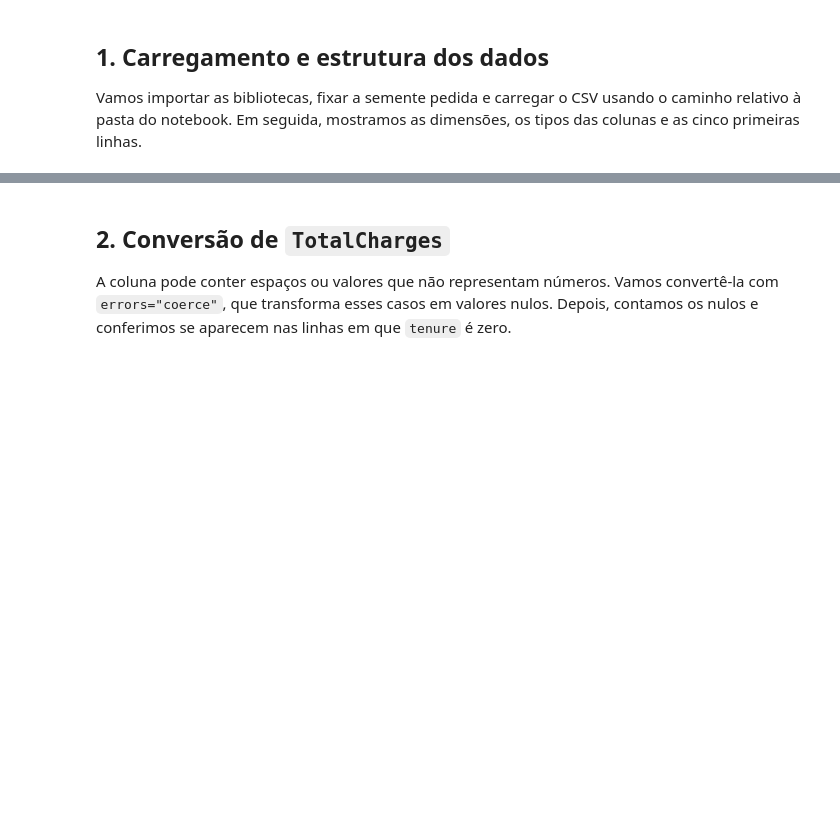
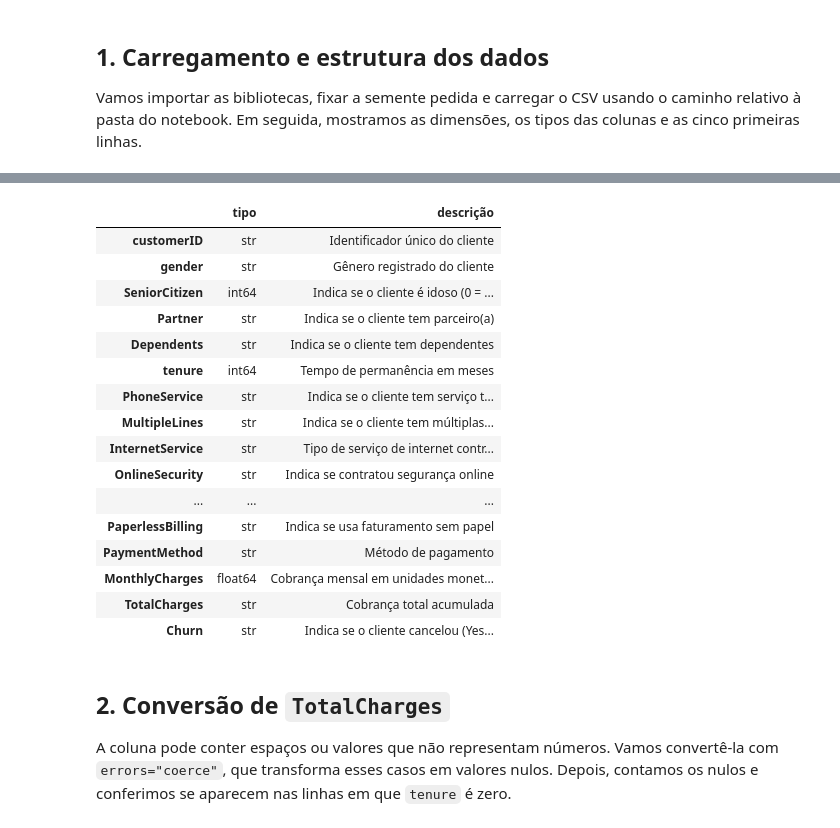
Before and after one commit to Kulessa/tech-challenge-churn, a Jupyter notebook: notebooks/01_eda.ipynb, the cells around one changed output, grey strips where cells are left out. Saved outputs shown, nothing was run; the diff lists cells and outputs as text; code cells hidden in the pictures; blank space fills up the shorter version.

Commit message:
✨ feat: completa EDA e baseline de churn

```diff
--- a/notebooks/01_eda.ipynb
+++ b/notebooks/01_eda.ipynb
@@ -51,3 +57,53 @@ Dimensões (linhas, colunas): (7043, 21)
+# %%
+column_descriptions = {
+    "customerID": "Identificador único do cliente",
+    "gender": "Gênero registrado do cliente",
+    "SeniorCitizen": "Indica se o cliente é idoso (0 = não, 1 = sim)",
+    "Partner": "Indica se o cliente tem parceiro(a)",
+    "Dependents": "Indica se o cliente tem dependentes",
+    "tenure": "Tempo de permanência em meses",
+    "PhoneService": "Indica se o cliente tem serviço telefônico",
+    "MultipleLines": "Indica se o cliente tem múltiplas linhas telefônicas",
+    "InternetService": "Tipo de serviço de internet contratado",
+    "OnlineSecurity": "Indica se contratou segurança online",
+    "OnlineBackup": "Indica se contratou backup online",
+    "DeviceProtection": "Indica se contratou proteção de dispositivo",
+    "TechSupport": "Indica se contratou suporte técnico",
+    "StreamingTV": "Indica se contratou streaming de TV",
+    "StreamingMovies": "Indica se contratou streaming de filmes",
+    "Contract": "Tipo de contrato",
+    "PaperlessBilling": "Indica se usa faturamento sem papel",
+    "PaymentMethod": "Método de pagamento",
+    "MonthlyCharges": "Cobrança mensal em unidades monetárias",
+    "TotalCharges": "Cobrança total acumulada",
+    "Churn": "Indica se o cliente cancelou (Yes/No); variável alvo",
+}
+
+column_dictionary = pd.DataFrame(
+    {
+        "tipo": df.dtypes.astype(str),
+        "descrição": pd.Series(column_descriptions),
+    }
+)
+display(column_dictionary)
+# %% [output]
+|  | tipo | descrição |
+| customerID | str | Identificador único do cliente |
+| gender | str | Gênero registrado do cliente |
+| SeniorCitizen | int64 | Indica se o cliente é idoso (0 = ... |
+| Partner | str | Indica se o cliente tem parceiro(a) |
+| Dependents | str | Indica se o cliente tem dependentes |
+| tenure | int64 | Tempo de permanência em meses |
+| PhoneService | str | Indica se o cliente tem serviço t... |
+| MultipleLines | str | Indica se o cliente tem múltiplas... |
+| InternetService | str | Tipo de serviço de internet contr... |
+| OnlineSecurity | str | Indica se contratou segurança online |
+| ... | ... | ... |
+| PaperlessBilling | str | Indica se usa faturamento sem papel |
+| PaymentMethod | str | Método de pagamento |
+| MonthlyCharges | float64 | Cobrança mensal em unidades monet... |
+| TotalCharges | str | Cobrança total acumulada |
+| Churn | str | Indica se o cliente cancelou (Yes... |
 # %% [markdown]
 ## 2. Conversão de `TotalCharges`
 
```
Also changed, not shown: parts of 5 cells of this notebook, 2 other files.
